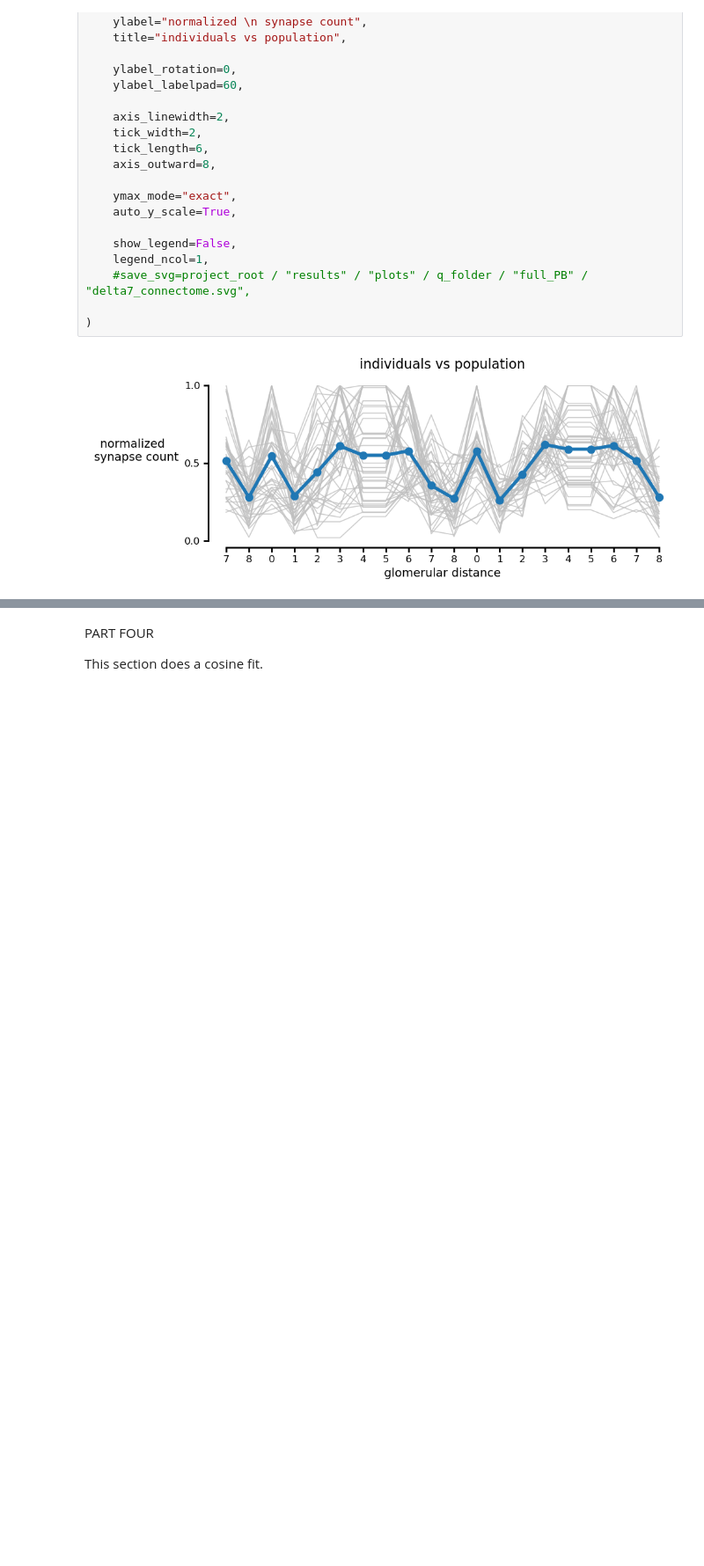
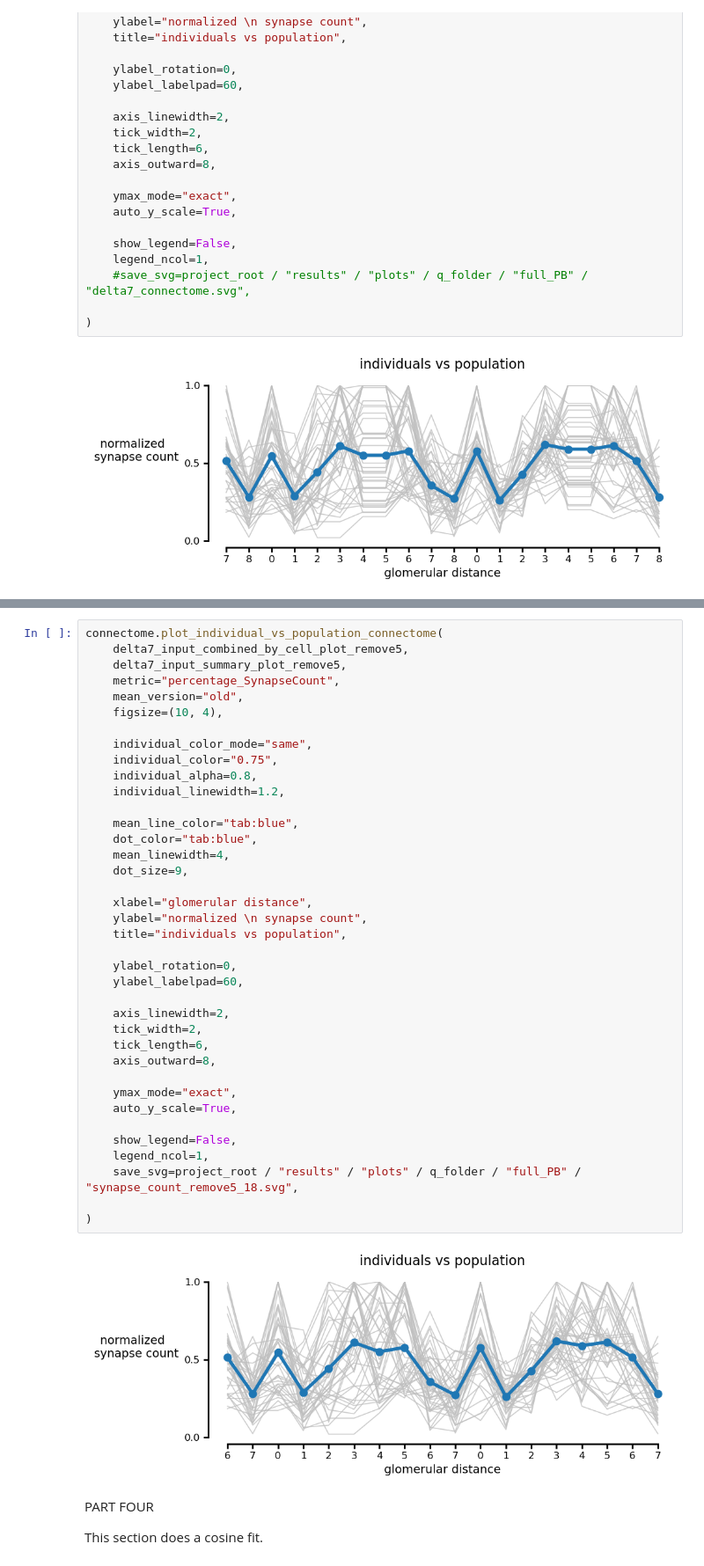
Before and after one commit to sansachenlelele/connectome_analysis_fisherlab, a Jupyter notebook: send_to_fisherlabgithub/notebooks/compare_receptor_to_neuprint_synapses_modified.ipynb, the cells around one changed output, grey strips where cells are left out. Shown at 88% size. Drawn from its saved outputs; the diff is of its cells as text; blank space fills up the shorter version.

```diff
--- a/send_to_fisherlabgithub/notebooks/compare_receptor_to_neuprint_synapses_modified.ipynb
+++ b/send_to_fisherlabgithub/notebooks/compare_receptor_to_neuprint_synapses_modified.ipynb
@@ -501,3 +752,43 @@ add stars on the graph!!!
+# %%
+connectome.plot_individual_vs_population_connectome(
+    delta7_input_combined_by_cell_plot_remove5,
+    delta7_input_summary_plot_remove5,
+    metric="percentage_SynapseCount",
+    mean_version="old",
+    figsize=(10, 4),
+
+    individual_color_mode="same",
+    individual_color="0.75",
+    individual_alpha=0.8,
+    individual_linewidth=1.2,
+
+    mean_line_color="tab:blue",
+    dot_color="tab:blue",
+    mean_linewidth=4,
+    dot_size=9,
+
+    xlabel="glomerular distance",
+    ylabel="normalized \n synapse count",
+    title="individuals vs population",
+
+    ylabel_rotation=0,
+    ylabel_labelpad=60,
+
+    axis_linewidth=2,
+    tick_width=2,
+    tick_length=6,
+    axis_outward=8,
+
+    ymax_mode="exact",
+    auto_y_scale=True,
+
+    show_legend=False,
+    legend_ncol=1,
+    save_svg=project_root / "results" / "plots" / q_folder / "full_PB" / "synapse_count_remove5_18.svg",
+
+)
+# %% [output]
+[figure, added]
 # %% [markdown]
 <font size="10">PART FOUR</font>
 
```
Also changed, not shown: parts of 7 cells of this notebook, 6 other files.
